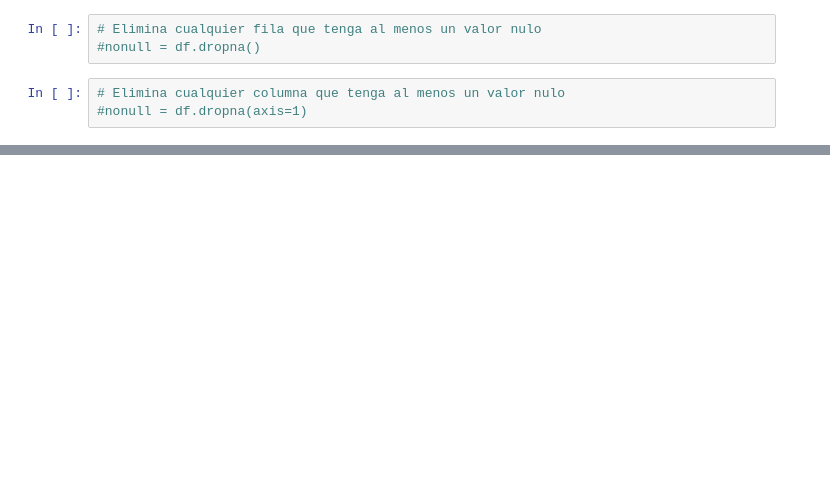
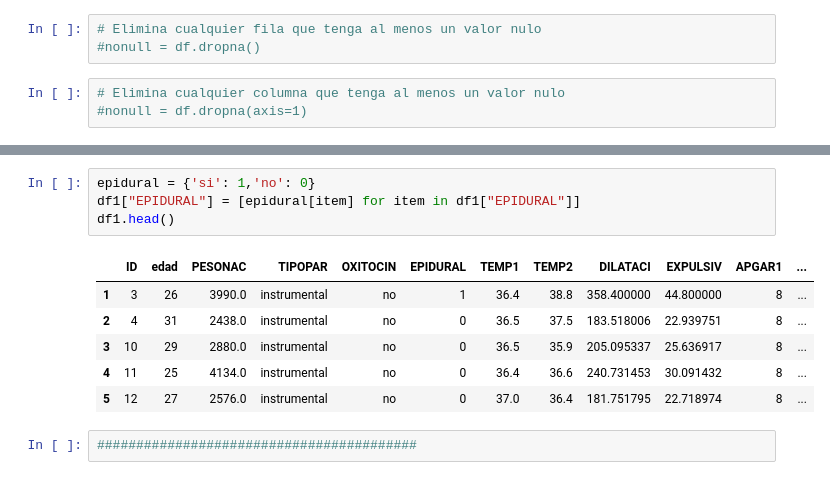
Before and after one commit to Ejhor/Data_Science, a Jupyter notebook: practica.ipynb, the cells around one changed output, grey strips where cells are left out. Saved outputs shown, nothing was run; the diff lists cells and outputs as text; blank space fills up the shorter version.

```diff
--- a/practica.ipynb
+++ b/practica.ipynb
@@ -222,0 +237,13 @@ subset.head()
+# %%
+epidural = {'si': 1,'no': 0}
+df1["EPIDURAL"] = [epidural[item] for item in df1["EPIDURAL"]]
+df1.head()
+# %% [output]
+|  | ID | edad | PESONAC | TIPOPAR | OXITOCIN | EPIDURAL | TEMP1 | TEMP2 | DILATACI | EXPULSIV | APGAR1 | ... |
+| 1 | 3 | 26 | 3990.0 | instrumental | no | 1 | 36.4 | 38.8 | 358.400000 | 44.800000 | 8 | ... |
+| 2 | 4 | 31 | 2438.0 | instrumental | no | 0 | 36.5 | 37.5 | 183.518006 | 22.939751 | 8 | ... |
+| 3 | 10 | 29 | 2880.0 | instrumental | no | 0 | 36.5 | 35.9 | 205.095337 | 25.636917 | 8 | ... |
+| 4 | 11 | 25 | 4134.0 | instrumental | no | 0 | 36.4 | 36.6 | 240.731453 | 30.091432 | 8 | ... |
+| 5 | 12 | 27 | 2576.0 | instrumental | no | 0 | 37.0 | 36.4 | 181.751795 | 22.718974 | 8 | ... |
+# %%
+#########################################
```
Also changed, not shown: parts of 36 cells of this notebook, 2 other files.
